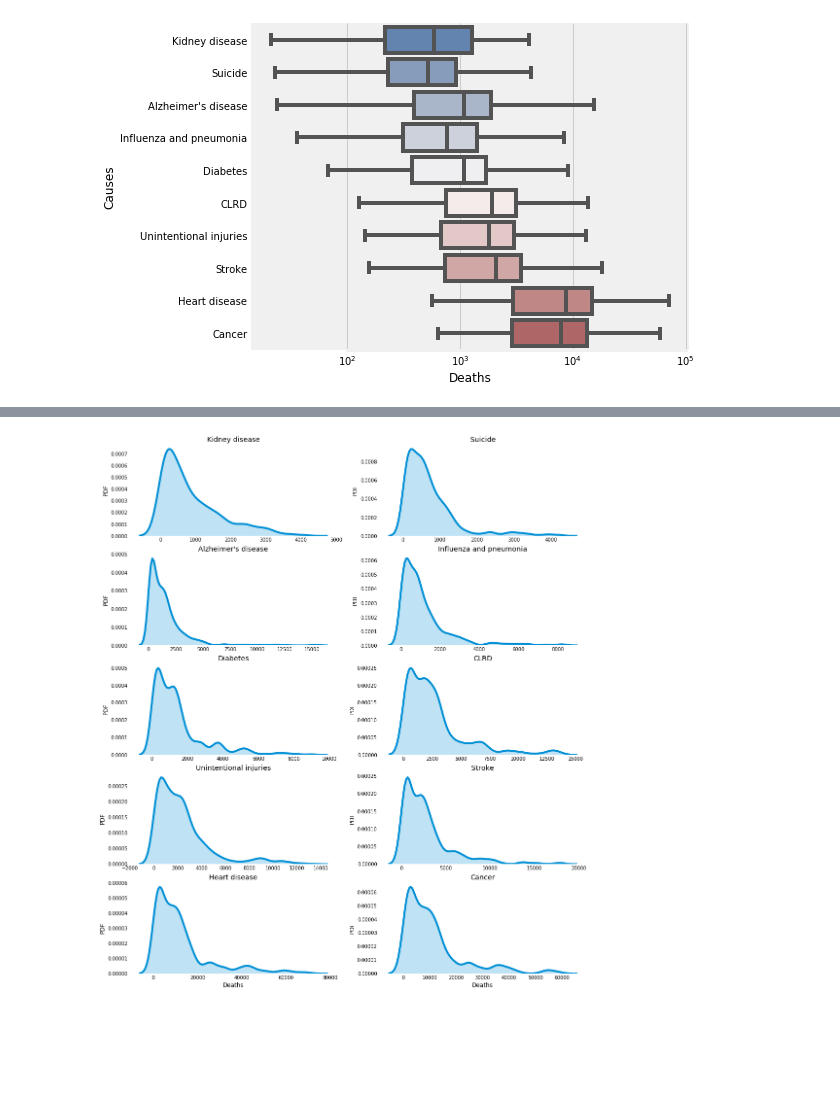
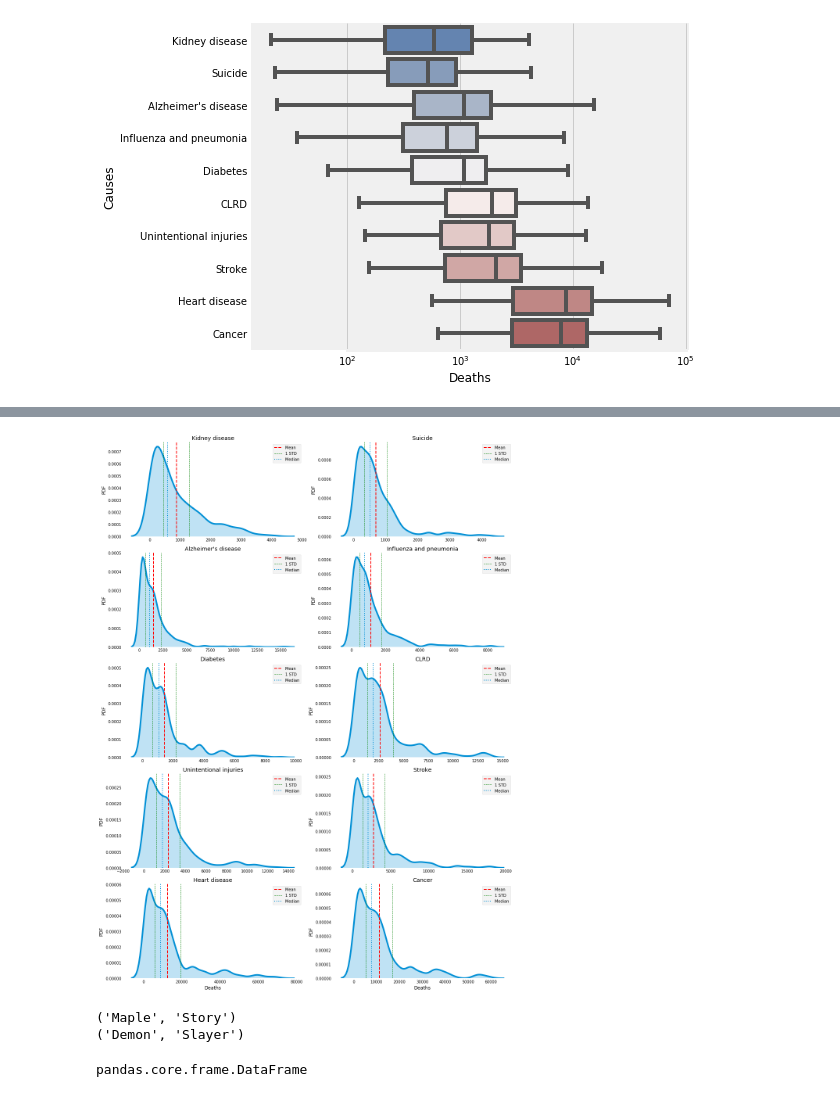
Before and after one commit to IcedLemonTea0/Exploratory-Analysis-National-Center-for-Health-Statistics-1999-2016-, a Jupyter notebook: NCHS - Analysis.ipynb, the cells around one changed output, grey strips where cells are left out. Cells and saved outputs as stored; diff of their text form; code cells hidden in the pictures; blank space fills up the shorter version.

```diff
--- a/NCHS - Analysis.ipynb
+++ b/NCHS - Analysis.ipynb
@@ -122,9 +97,0 @@ Okay. We will use the dictionary keys and values to map each state in our datase
-# %%
-abbv_state=[]
-
-for row in df['state']:
-    map_dict = state_dicts[row]
-    abbv_state.append(map_dict)
-
-df['abbv_state'] = abbv_state
-df.head()
@@ -137,0 +100,11 @@ df.head()
+# %%
+def label(element):
+    for idx,key in enumerate(states['State']):
+        if key == element:
+            element = states['Abbreviation'].iloc[idx]
+
+    return element
+
+df['abbv_state'] = df['state'].apply(label)
+
+df.head()
@@ -265,32 +239,39 @@ plt.show()
 # %%
 def create_distplot(col):
     col = df[df['cause_name']==col]['deaths']
     return col
 
 fig = plt.figure(figsize= (15,20))
 
 for idx, key in enumerate(df['cause_name'].unique()):
     ax = fig.add_subplot(5,2,idx+1)
     value = create_distplot(key)
-    sns.distplot(value,hist=False,kde_kws={'shade':True})
+    sns.distplot(value,hist=False,kde_kws={'shade':True},bins=100)
+
+    std_val_half = np.std(value)/2
 
     ax.set_xlabel('')
     ax.set_ylabel('PDF')
     ax.set_title(key)
     ax.grid(False)
     ax.set_facecolor("white")
+    ax.axvline(x=np.mean(value),lw =2,c='red',ls='--',label='Mean')
+    ax.axvline(x=np.mean(value)+std_val_half,lw =1,c='green',ls='--',label='1 STD')
+    ax.axvline(x=np.mean(value)-std_val_half,lw =1,c='green',ls='--')
+    ax.axvline(x=np.median(value),lw=2,label='Median',ls=':')
+    plt.legend()
 
     if idx==8:
         ax.set_xlabel('Deaths')
     elif idx ==9:
         ax.set_xlabel('Deaths')
 
 
     for key,spine in ax.spines.items():
         spine.set_visible(False)
 
 
-
+plt.tight_layout()
 plt.show()
 # %% [output]
-[figure, old version]
+[figure, new version]
@@ -296,0 +281,10 @@ plt.show()
+# %%
+for x in a.items():
+    print(x)
+# %% [output]
+('Maple', 'Story')
+('Demon', 'Slayer')
+# %%
+type(states)
+# %% [output]
+pandas.core.frame.DataFrame
```
Also changed, not shown: parts of 12 cells of this notebook.
